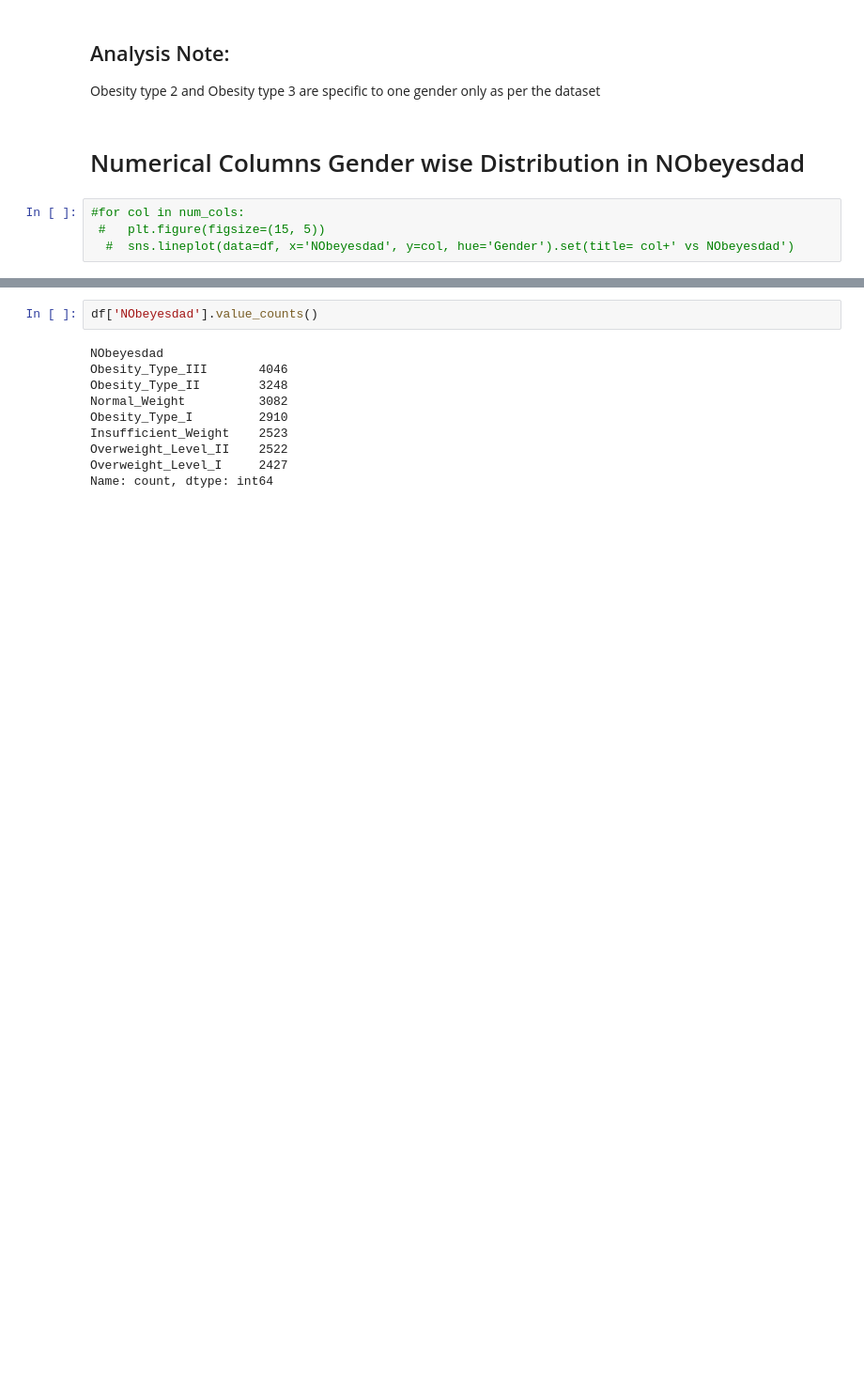
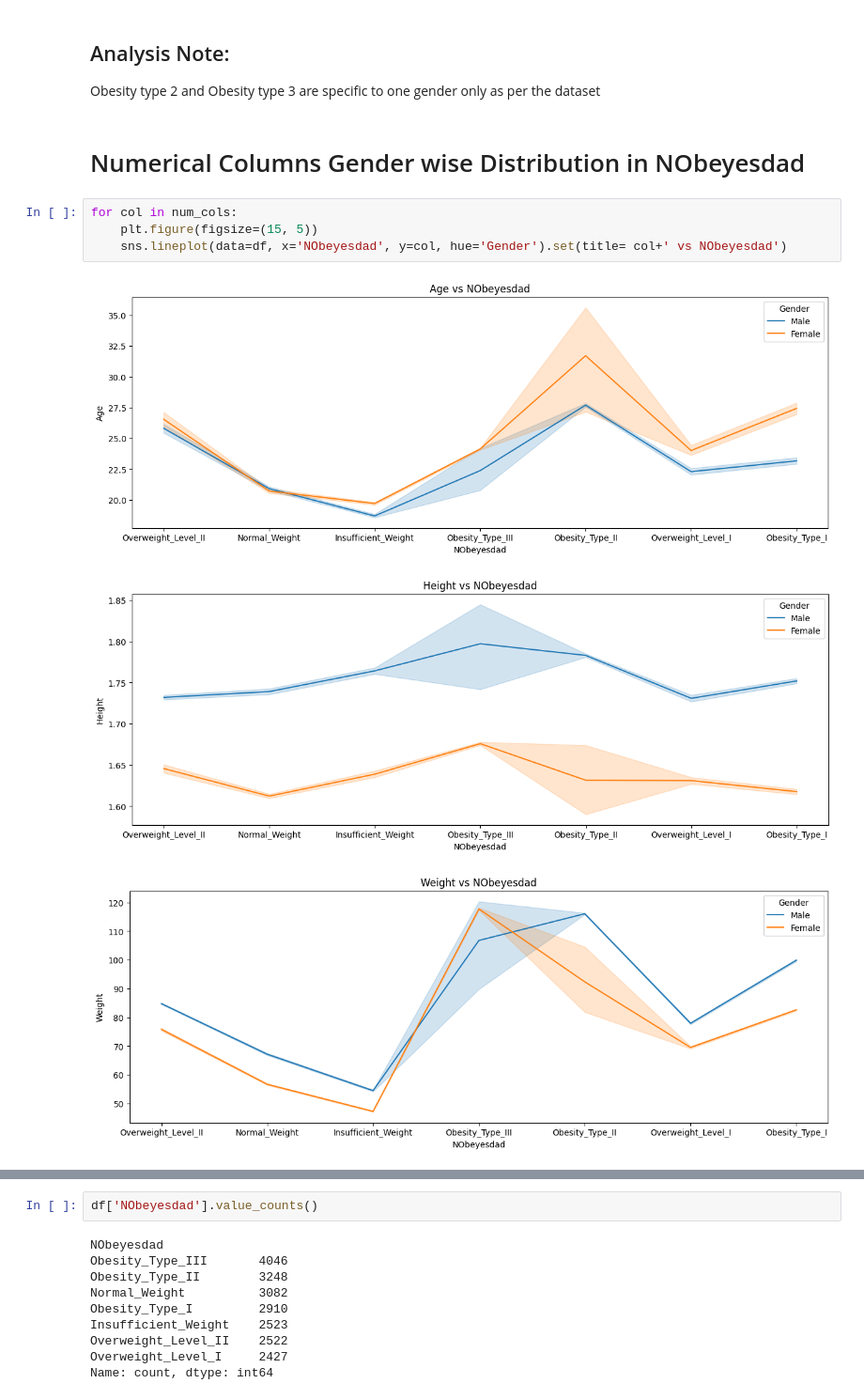
Before and after one commit to snajeebz/playground, a Jupyter notebook: multi-class-prediction-obesity-risk-catboost.ipynb, the cells around one changed output, grey strips where cells are left out. Shown at 94% size. Saved outputs shown, nothing was run; the diff lists cells and outputs as text; blank space fills up the shorter version.

```diff
--- a/multi-class-prediction-obesity-risk-catboost.ipynb
+++ b/multi-class-prediction-obesity-risk-catboost.ipynb
@@ -173,6 +194,10 @@ Obesity type 2 and Obesity type 3 are specific to one gender only as per the dat
 # %% [markdown]
 # Numerical Columns Gender wise Distribution in NObeyesdad
 # %%
-#for col in num_cols:
- #   plt.figure(figsize=(15, 5))
-  #  sns.lineplot(data=df, x='NObeyesdad', y=col, hue='Gender').set(title= col+' vs NObeyesdad')
+for col in num_cols:
+    plt.figure(figsize=(15, 5))
+    sns.lineplot(data=df, x='NObeyesdad', y=col, hue='Gender').set(title= col+' vs NObeyesdad')
+# %% [output]
+[figure, added]
+[figure, added]
+[figure, added]
```
Also changed, not shown: parts of 8 cells of this notebook.
